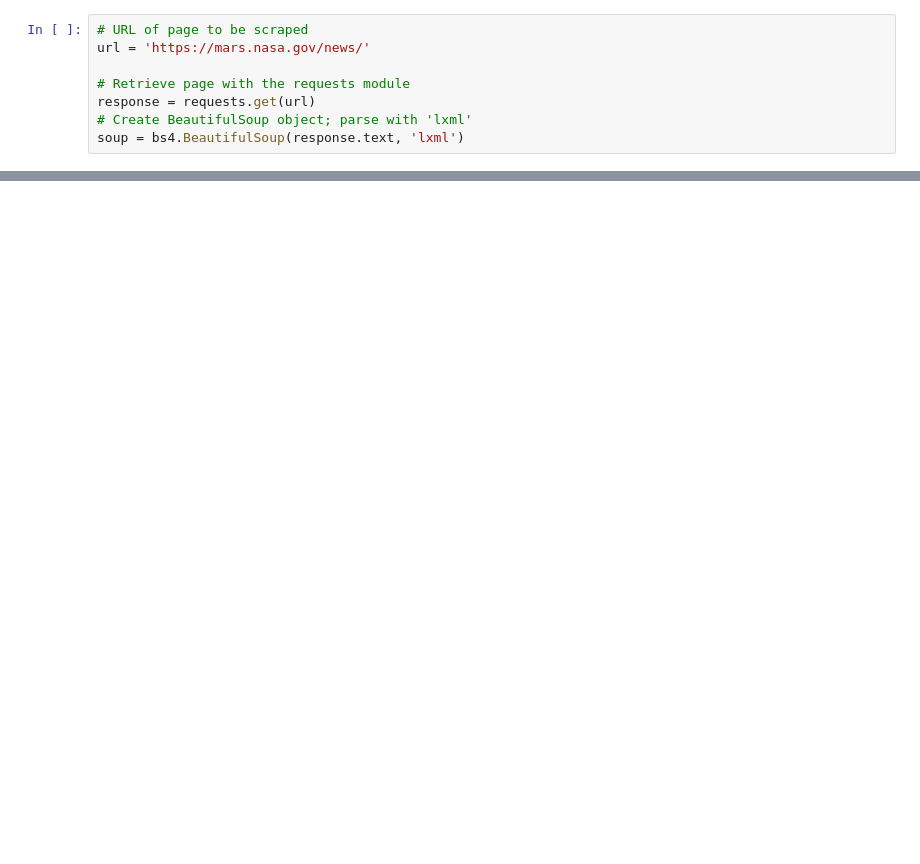
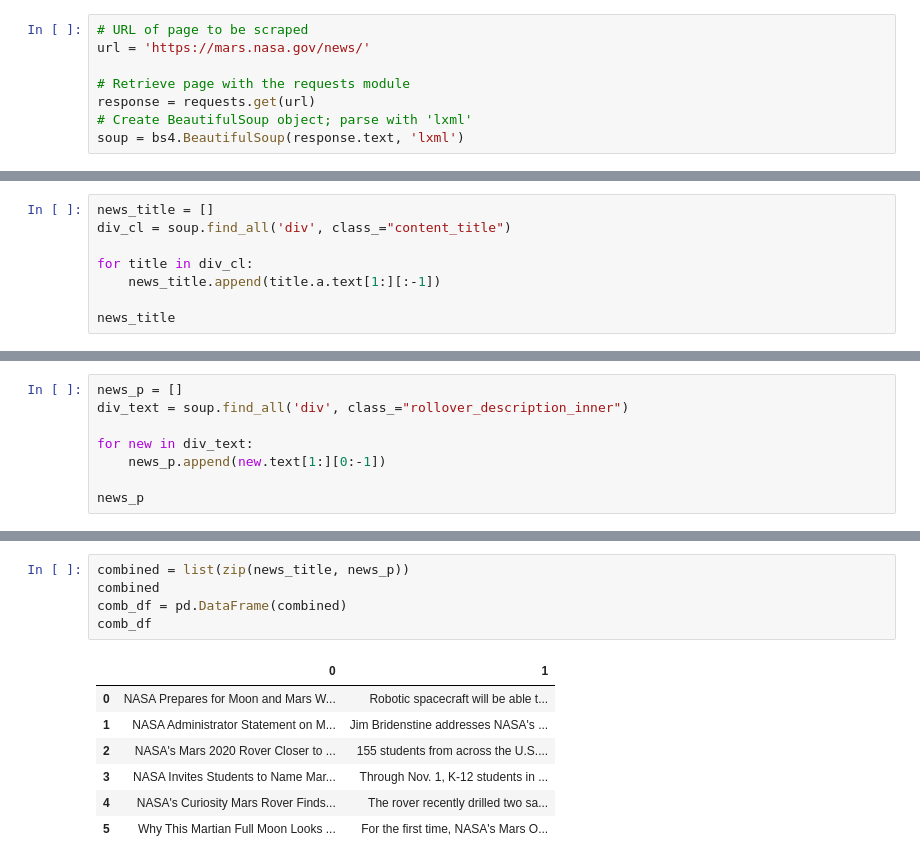
Before and after one commit to Nacho-Man/web-scraping-challenge, a Jupyter notebook: Mission_to_Mars/Untitled.ipynb, the cells around one changed output, grey strips where cells are left out. Saved outputs shown, nothing was run; the diff lists cells and outputs as text; blank space fills up the shorter version.

```diff
--- a/Mission_to_Mars/Untitled.ipynb
+++ b/Mission_to_Mars/Untitled.ipynb
@@ -47,0 +104,8 @@ soup
+# %%
+news_title = []
+div_cl = soup.find_all('div', class_="content_title")
+
+for title in div_cl:
+    news_title.append(title.a.text[1:][:-1])
+
+news_title
@@ -47,0 +119,8 @@ soup
+# %%
+news_p = []
+div_text = soup.find_all('div', class_="rollover_description_inner")
+
+for new in div_text:
+    news_p.append(new.text[1:][0:-1])
+
+news_p
@@ -47,0 +134,13 @@ soup
+# %%
+combined = list(zip(news_title, news_p))
+combined
+comb_df = pd.DataFrame(combined)
+comb_df
+# %% [output]
+|  | 0 | 1 |
+| 0 | NASA Prepares for Moon and Mars W... | Robotic spacecraft will be able t... |
+| 1 | NASA Administrator Statement on M... | Jim Bridenstine addresses NASA's ... |
+| 2 | NASA's Mars 2020 Rover Closer to ... | 155 students from across the U.S.... |
+| 3 | NASA Invites Students to Name Mar... | Through Nov. 1, K-12 students in ... |
+| 4 | NASA's Curiosity Mars Rover Finds... | The rover recently drilled two sa... |
+| 5 | Why This Martian Full Moon Looks ... | For the first time, NASA's Mars O... |
```
Also changed, not shown: parts of 34 cells of this notebook, 6 other files.
